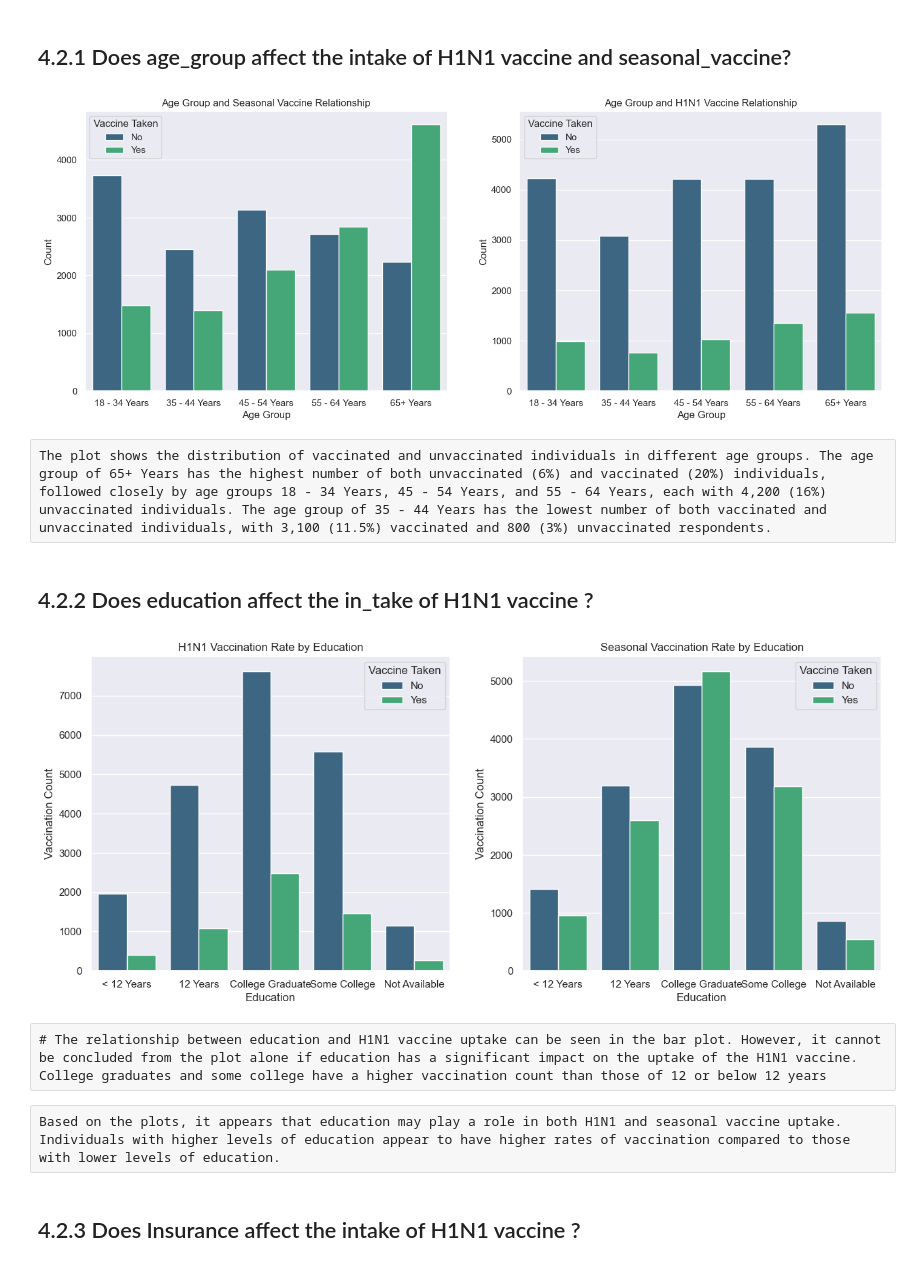
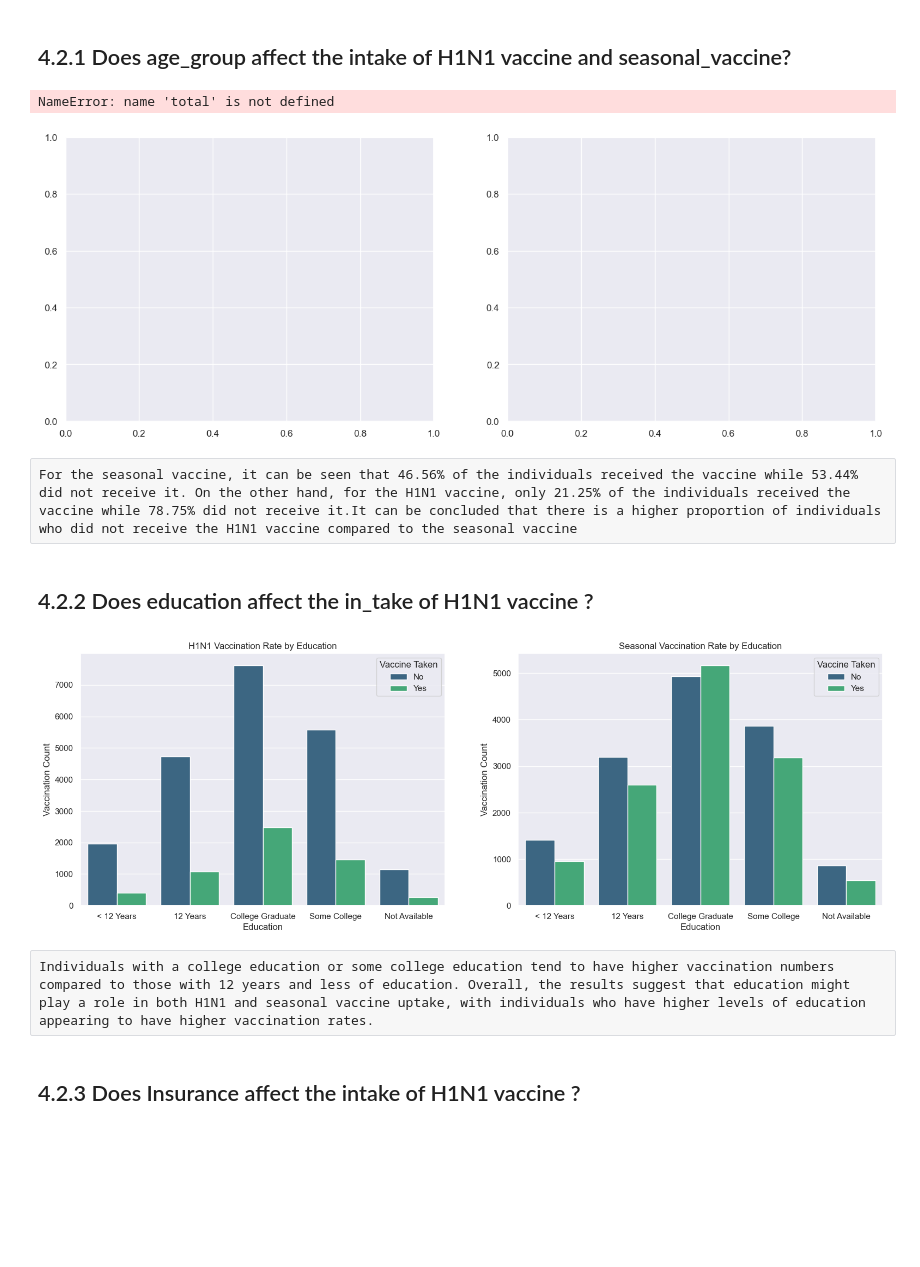
Before and after one commit to BrianKip035/Phase3-project, a Jupyter notebook: uiytrf.ipynb, the cells around one changed output. Drawn from its saved outputs; the diff is of its cells as text; code cells hidden in the pictures; blank space fills up the shorter version.

```diff
--- a/index.ipynb
+++ b/uiytrf.ipynb
@@ -629,35 +609,48 @@ The top three most highly correlated variables in the data are doctor_recc_seaso
 # %% [markdown]
 ## 4.2.1 Does age_group  affect the intake of H1N1 vaccine  and seasonal_vaccine?
 # %%
-#Combine the code to plot age group vs seasonal vaccine uptake and age group vs H1N1 vaccine uptake side by side
-order = ['18 - 34 Years', '35 - 44 Years', '45 - 54 Years', '55 - 64 Years', '65+ Years']
+ order = ['18 - 34 Years', '35 - 44 Years', '45 - 54 Years', '55 - 64 Years', '65+ Years']
 
 fig, ax = plt.subplots(nrows=1, ncols=2, figsize=(17, 6))
+
+#Calculating the total number of respondents and proportions of individuals who took the H1N1 vaccine
+h1n1_vaccine_counts = joined_df['h1n1_vaccine'].value_counts()
+h1n1_vaccine_proportions = h1n1_vaccine_counts / total * 100
+h1n1_vaccine_proportions = h1n1_vaccine_proportions.round(2)
+
+#Plotting age group vs H1N1 vaccine uptake
+sns.countplot(x='age_group', hue='h1n1_vaccine', data=joined_df, palette='viridis', order=order, ax=ax[1])
+ax[1].set_title("Age Group and H1N1 Vaccine Relationship")
+ax[1].set_xlabel("Age Group")
+ax[1].set_ylabel("Count")
+ax[1].legend(title='Vaccine Taken', labels=[f'No ({h1n1_vaccine_proportions[0]}%)', f'Yes ({h1n1_vaccine_proportions[1]}%)'])
+
+#Calculating the total number of respondents and proportions of individuals who took the seasonal vaccine
+total = len(joined_df)
+seasonal_vaccine_counts = joined_df['seasonal_vaccine'].value_counts()
+seasonal_vaccine_proportions = seasonal_vaccine_counts / total * 100
+seasonal_vaccine_proportions = seasonal_vaccine_proportions.round(2)
 
 #Plotting age group vs seasonal vaccine uptake
 sns.countplot(x='age_group', hue='seasonal_vaccine', data=joined_df, palette='viridis', order=order, ax=ax[0])
 ax[0].set_title("Age Group and Seasonal Vaccine Relationship")
 ax[0].set_xlabel("Age Group")
 ax[0].set_ylabel("Count")
-ax[0].legend(title='Vaccine Taken', labels=['No', 'Yes'])
+ax[0].legend(title='Vaccine Taken', labels=[f'No ({seasonal_vaccine_proportions[0]}%)', f'Yes ({seasonal_vaccine_proportions[1]}%)'])
 
-#Plotting age group vs H1N1 vaccine uptake
-sns.countplot(x='age_group', hue='h1n1_vaccine', data=joined_df, palette='viridis', order=order, ax=ax[1])
-ax[1].set_title("Age Group and H1N1 Vaccine Relationship")
-ax[1].set_xlabel("Age Group")
-ax[1].set_ylabel("Count")
-ax[1].legend(title='Vaccine Taken', labels=['No', 'Yes'])
+
 
 plt.show()
 # %% [output]
+NameError: name 'total' is not defined
-[figure, old version]
+[figure, new version]
-# %% [raw]
-The plot shows the distribution of vaccinated and unvaccinated individuals in different age groups. The age group of 65+ Years has the highest number of both unvaccinated (6%) and vaccinated (20%) individuals, followed closely by age groups 18 - 34 Years, 45 - 54 Years, and 55 - 64 Years, each with 4,200 (16%) unvaccinated individuals. The age group of 35 - 44 Years has the lowest number of both vaccinated and unvaccinated individuals, with 3,100 (11.5%) vaccinated and 800 (3%) unvaccinated respondents.
+# %% [raw]
+For the seasonal vaccine, it can be seen that 46.56% of the individuals received the vaccine while 53.44% did not receive it. On the other hand, for the H1N1 vaccine, only 21.25% of the individuals received the vaccine while 78.75% did not receive it.It can be concluded that there is a higher proportion of individuals who did not receive the H1N1 vaccine compared to the seasonal vaccine
 # %% [markdown]
 ## 4.2.2 Does education  affect the in_take of H1N1 vaccine ?
 # %%
 #Bar plot of H1N1 and seasonal vaccination rate by education
-fig, ax = plt.subplots(nrows=1, ncols=2, figsize=(15, 6))
+fig, ax = plt.subplots(nrows=1, ncols=2, figsize=(19, 6))
 
 #Plotting H1N1 vaccination rate by education
 sns.countplot(x='education', hue='h1n1_vaccine', data=joined_df, palette='viridis', ax=ax[0])
@@ -675,12 +668,9 @@ ax[1].legend(title='Vaccine Taken', labels=['No', 'Yes'])
 
 plt.show()
 # %% [output]
-[figure, old version]
+[figure, new version]
-# %% [raw]
-# The relationship between education and H1N1 vaccine uptake can be seen in the bar plot. However, it cannot be concluded from the plot alone if education has a significant impact on the uptake of the H1N1 vaccine. College graduates and some college have a higher vaccination count than those of 12 or below 12 years
 # %% [raw]
-Based on the plots, it appears that education may play a role in both H1N1 and seasonal vaccine uptake.
-Individuals with higher levels of education appear to have higher rates of vaccination compared to those with lower levels of education.
+Individuals with a college education or some college education tend to have higher vaccination numbers compared to those with 12 years and less of education. Overall, the results suggest that education might play a role in both H1N1 and seasonal vaccine uptake, with individuals who have higher levels of education appearing to have higher vaccination rates.
 # %% [markdown]
 ## 4.2.3 Does Insurance  affect the intake of H1N1 vaccine ?
 # %%
```
Also changed, not shown: parts of 27 cells of this notebook, 1 other file.
